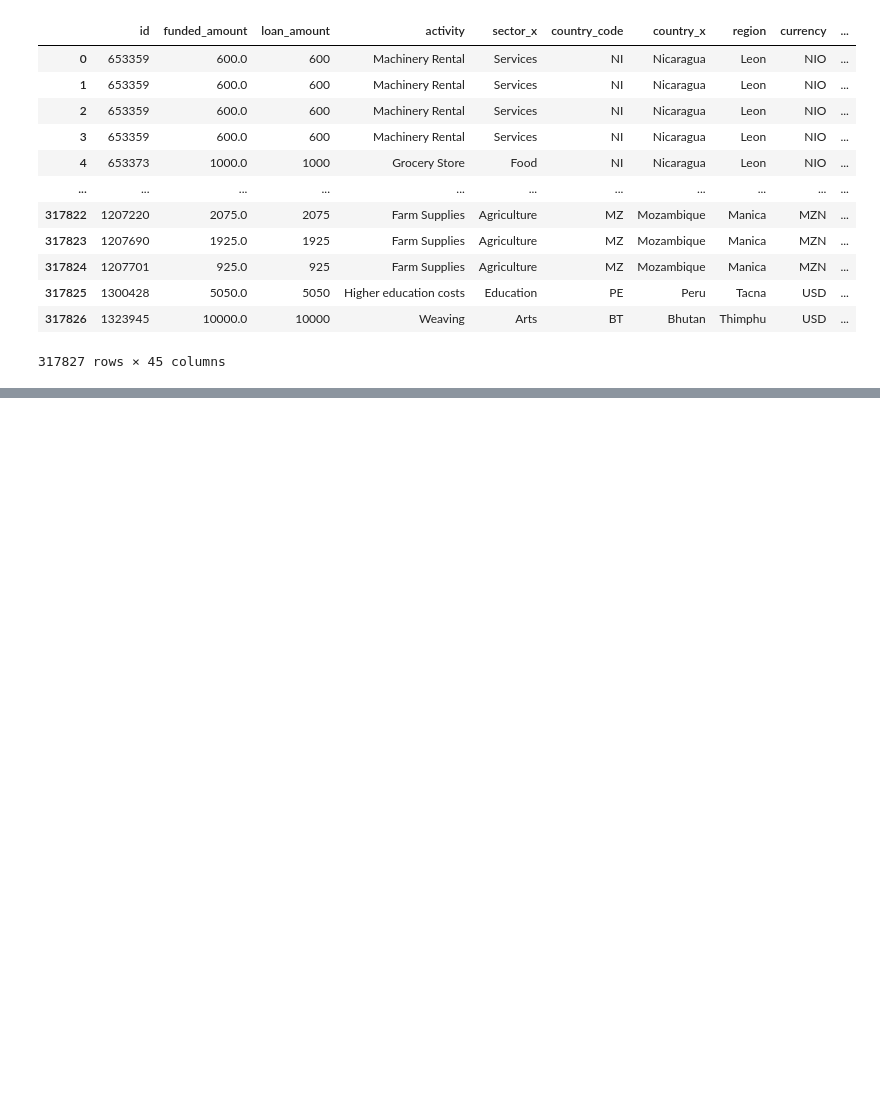
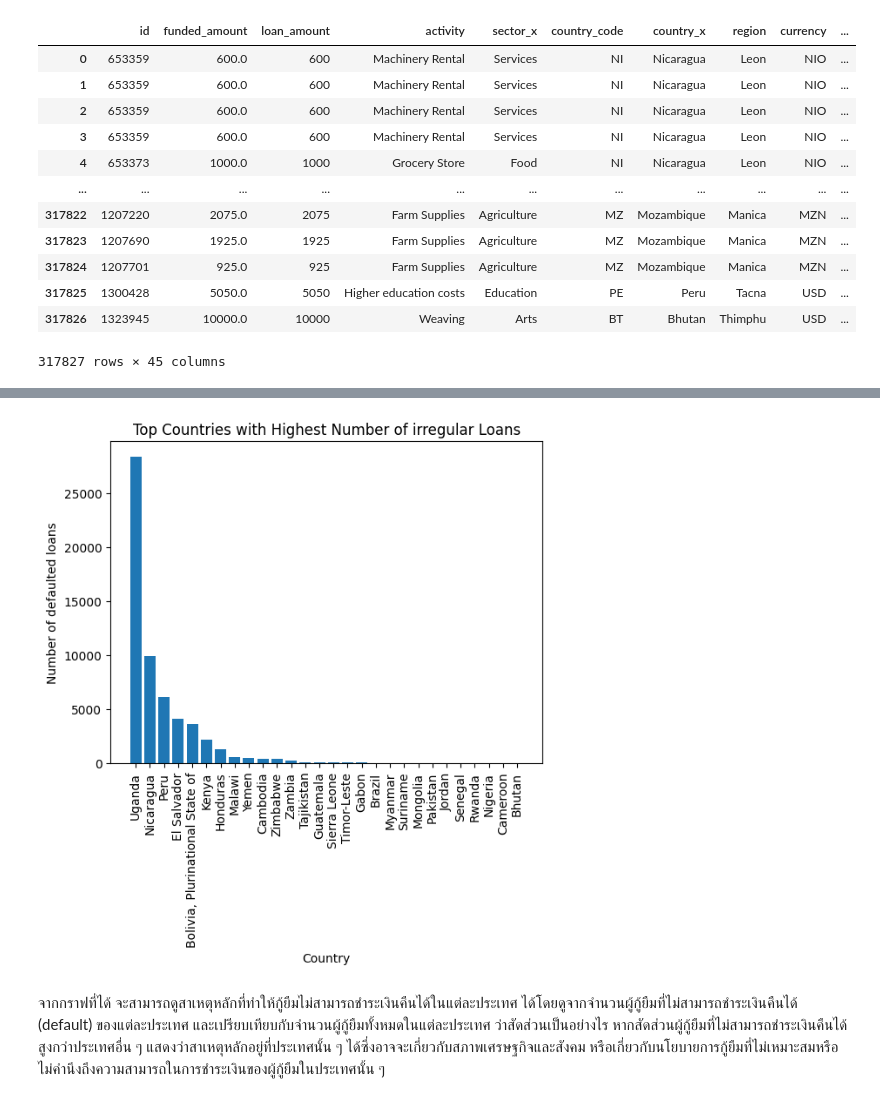
Before and after one commit to kornavit/project-data-sci-kavi, a Jupyter notebook: projectDataSci.ipynb, the cells around one changed output, grey strips where cells are left out. Saved outputs shown, nothing was run; the diff lists cells and outputs as text; code cells hidden in the pictures; blank space fills up the shorter version.

Commit message:
done to plot graph

```diff
--- a/projectDataSci.ipynb
+++ b/projectDataSci.ipynb
@@ -263,3 +263,8 @@ df_merged
 | 317825 | 1300428 | 5050.0 | 5050 | Higher education costs | Education | PE | Peru | Tacna | USD | ... |
 | 317826 | 1323945 | 10000.0 | 10000 | Weaving | Arts | BT | Bhutan | Thimphu | USD | ... |
 317827 rows × 45 columns
+# %%
+import matplotlib.pyplot as plt
+# กรองข้อมูลเฉพาะที่ไม่สามารถชำระเงินคืนได้
+df_defaulted = df_merged[df_merged['repayment_interval'] == 'irregular'].copy()
+df_defaulted
@@ -265,0 +285,6 @@ df_merged
+# %%
+# หาสาเหตุหลักที่ทำให้กู้ยืมไม่สามารถชำระเงินคืนได้ในแต่ละประเทศ
+grouped = df_defaulted.groupby('country')['id'].count().reset_index()
+grouped = grouped.rename(columns={'id': 'irregular_loans'})
+grouped = grouped.sort_values('irregular_loans', ascending=False)
+grouped
@@ -265,0 +309,12 @@ df_merged
+# %%
+# พล็อตกราฟแสดงจำนวนกู้ยืมที่ไม่สามารถชำระเงินคืนได้ในแต่ละประเทศ
+plt.bar(grouped['country'], grouped['irregular_loans'])
+plt.xticks(rotation=90)
+plt.xlabel('Country')
+plt.ylabel('Number of irregular loans')
+plt.title('Top Countries with Highest Number of irregular Loans')
+plt.show()
+# %% [output]
+[figure, added]
+# %% [markdown]
+จากกราฟที่ได้ จะสามารถดูสาเหตุหลักที่ทำให้กู้ยืมไม่สามารถชำระเงินคืนได้ในแต่ละประเทศ ได้โดยดูจากจำนวนผู้กู้ยืมที่ไม่สามารถชำระเงินคืนได้ (default) ของแต่ละประเทศ และเปรียบเทียบกับจำนวนผู้กู้ยืมทั้งหมดในแต่ละประเทศ ว่าสัดส่วนเป็นอย่างไร หากสัดส่วนผู้กู้ยืมที่ไม่สามารถชำระเงินคืนได้สูงกว่าประเทศอื่น ๆ แสดงว่าสาเหตุหลักอยู่ที่ประเทศนั้น ๆ ได้ซึ่งอาจจะเกี่ยวกับสภาพเศรษฐกิจและสังคม หรือเกี่ยวกับนโยบายการกู้ยืมที่ไม่เหมาะสมหรือไม่คำนึงถึงความสามารถในการชำระเงินของผู้กู้ยืมในประเทศนั้น ๆ
```
Also changed, not shown: parts of 2 cells of this notebook.
